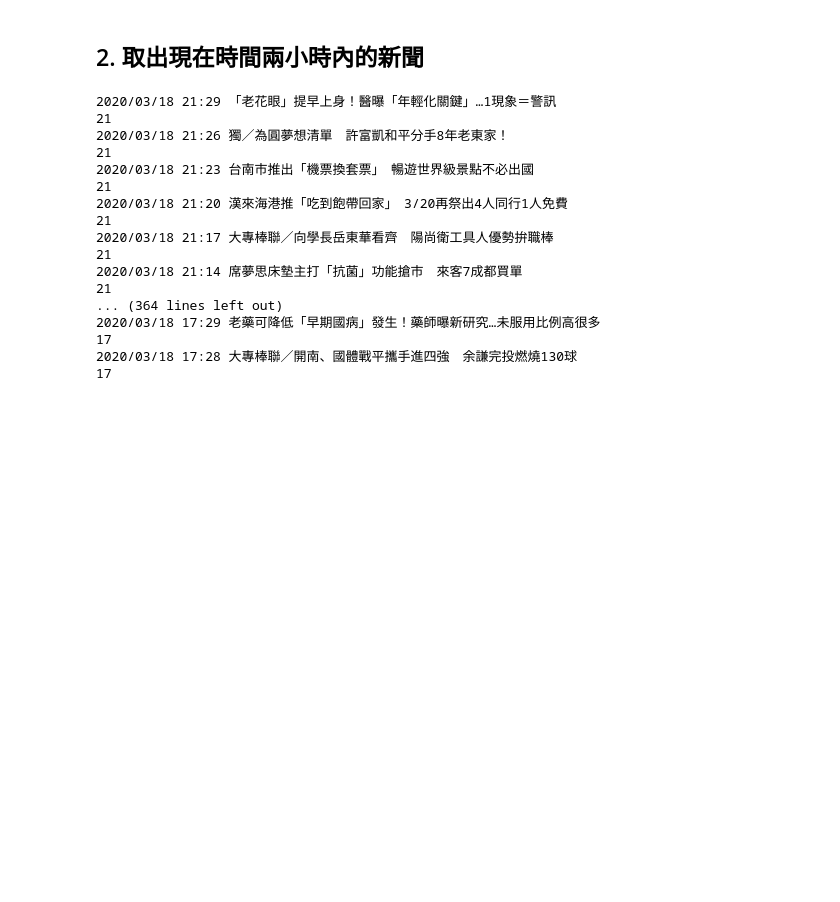
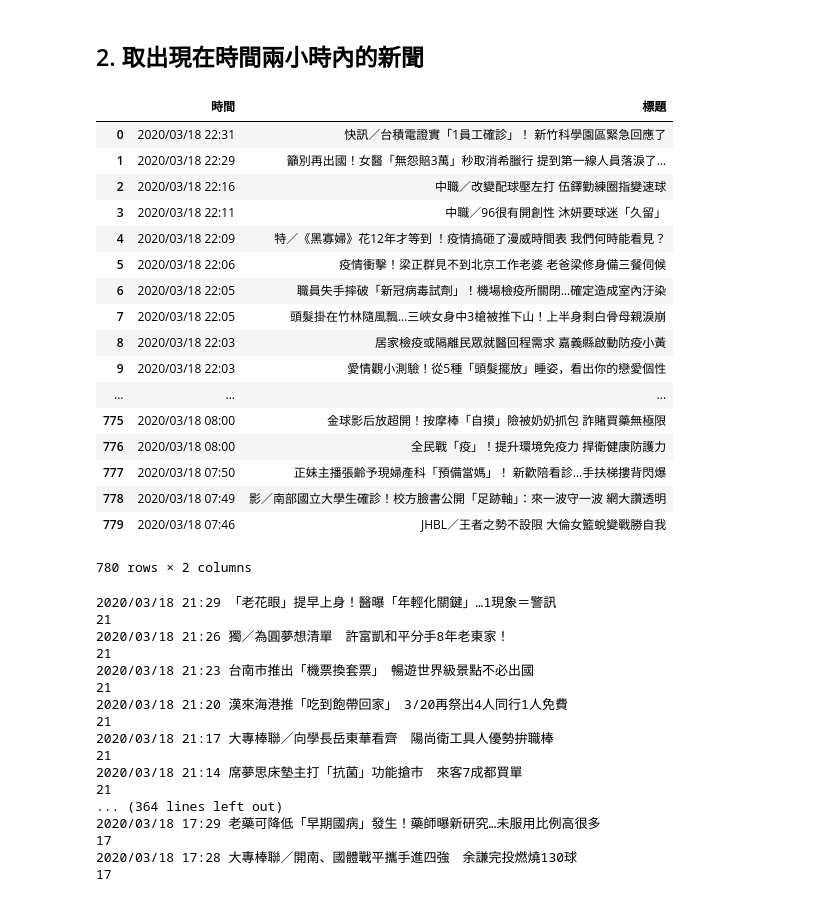
Before and after one commit to No37elephant/2nd-PyCrawlerMarathon, a Jupyter notebook: homework/Day021/Day021_HW.ipynb, the cells around one changed output. Cells and saved outputs as stored; diff of their text form; code cells hidden in the pictures; blank space fills up the shorter version.

```diff
--- a/homework/Day021/Day021_HW.ipynb
+++ b/homework/Day021/Day021_HW.ipynb
@@ -52,5 +100,33 @@ print(soup.prettify())
 # %% [markdown]
 ## 2. 取出現在時間兩小時內的新聞
+# %%
+news = []
+for d in soup.find(class_='part_list_2').find_all('h3'):
+    if date_time in d.find(class_='date').text:
+        break
+    news.append({'時間':d.find(class_='date').text,'標題':d.find('a').text})
+
+import pandas as pd
+pd.DataFrame(news)
+# %% [output]
+|  | 時間 | 標題 |
+| 0 | 2020/03/18 22:31 | 快訊／台積電證實「1員工確診」！ 新竹科學園區緊急回應了 |
+| 1 | 2020/03/18 22:29 | 籲別再出國！女醫「無怨賠3萬」秒取消希臘行 提到第一線人員落淚了… |
+| 2 | 2020/03/18 22:16 | 中職／改變配球壓左打 伍鐸勤練圈指變速球 |
+| 3 | 2020/03/18 22:11 | 中職／96很有開創性 沐妍要球迷「久留」 |
+| 4 | 2020/03/18 22:09 | 特／《黑寡婦》花12年才等到 ！疫情搞砸了漫威時間表 我們何時能看見？ |
+| 5 | 2020/03/18 22:06 | 疫情衝擊！梁正群見不到北京工作老婆 老爸梁修身備三餐伺候 |
+| 6 | 2020/03/18 22:05 | 職員失手摔破「新冠病毒試劑」！機場檢疫所關閉…確定造成室內汙染 |
+| 7 | 2020/03/18 22:05 | 頭髮掛在竹林隨風飄…三峽女身中3槍被推下山！上半身剩白骨母親淚崩 |
+| 8 | 2020/03/18 22:03 | 居家檢疫或隔離民眾就醫回程需求 嘉義縣啟動防疫小黃 |
+| 9 | 2020/03/18 22:03 | 愛情觀小測驗！從5種「頭髮擺放」睡姿，看出你的戀愛個性 |
+| ... | ... | ... |
+| 775 | 2020/03/18 08:00 | 金球影后放超開！按摩棒「自摸」險被奶奶抓包 詐賭買藥無極限 |
+| 776 | 2020/03/18 08:00 | 全民戰「疫」！提升環境免疫力 捍衛健康防護力 |
+| 777 | 2020/03/18 07:50 | 正妹主播張齡予現婦產科「預備當媽」！ 新歡陪看診…手扶梯摟背閃爆 |
+| 778 | 2020/03/18 07:49 | 影／南部國立大學生確診！校方臉書公開「足跡軸」：來一波守一波 網大讚透明 |
+| 779 | 2020/03/18 07:46 | JHBL／王者之勢不設限 大倫女籃蛻變戰勝自我 |
+780 rows × 2 columns
 # %%
 for e in soup.find('div', class_='part_list_2').find_all('h3'):
     print(e.find('span').text, e.find('a').text)
```
Also changed, not shown: parts of 15 cells of this notebook.
